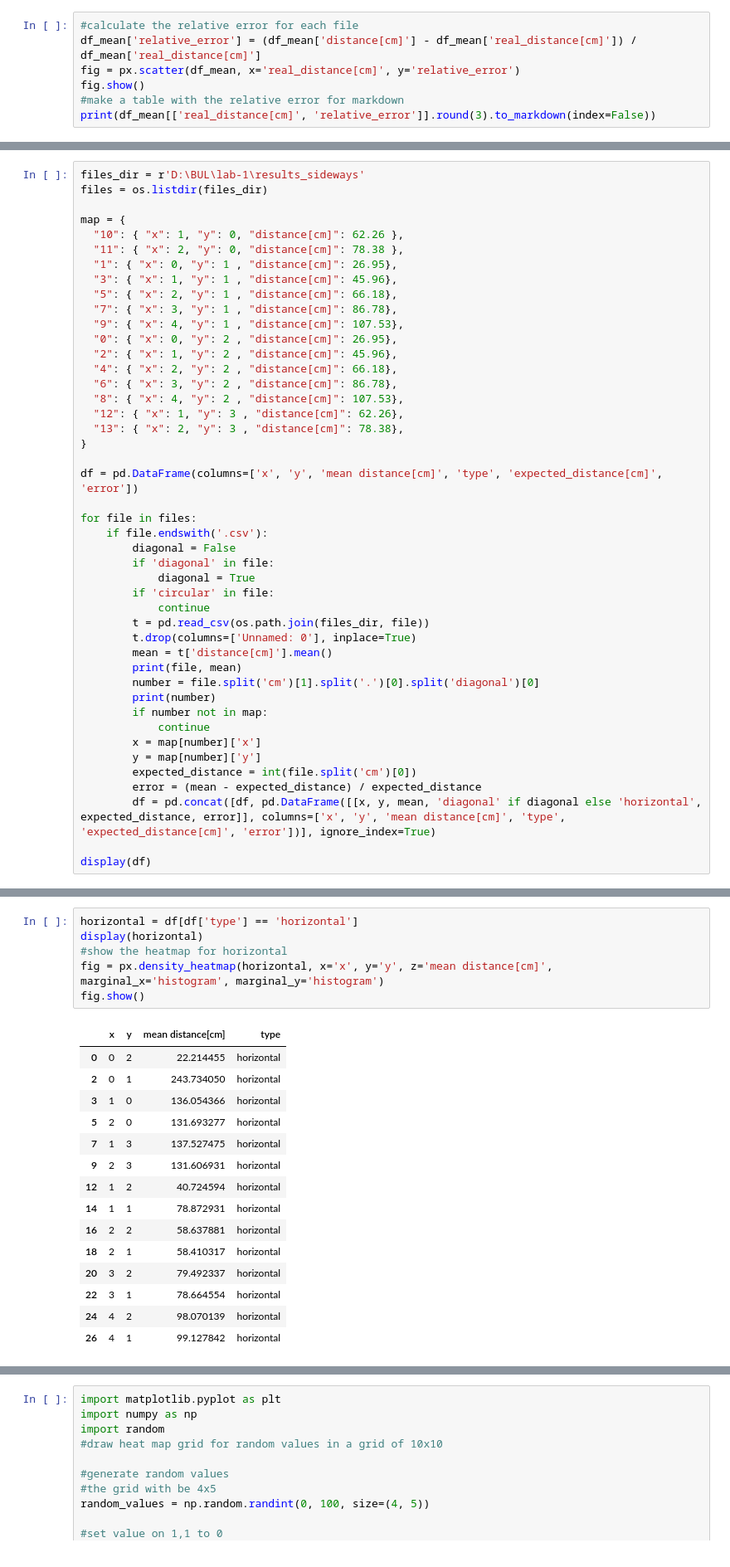
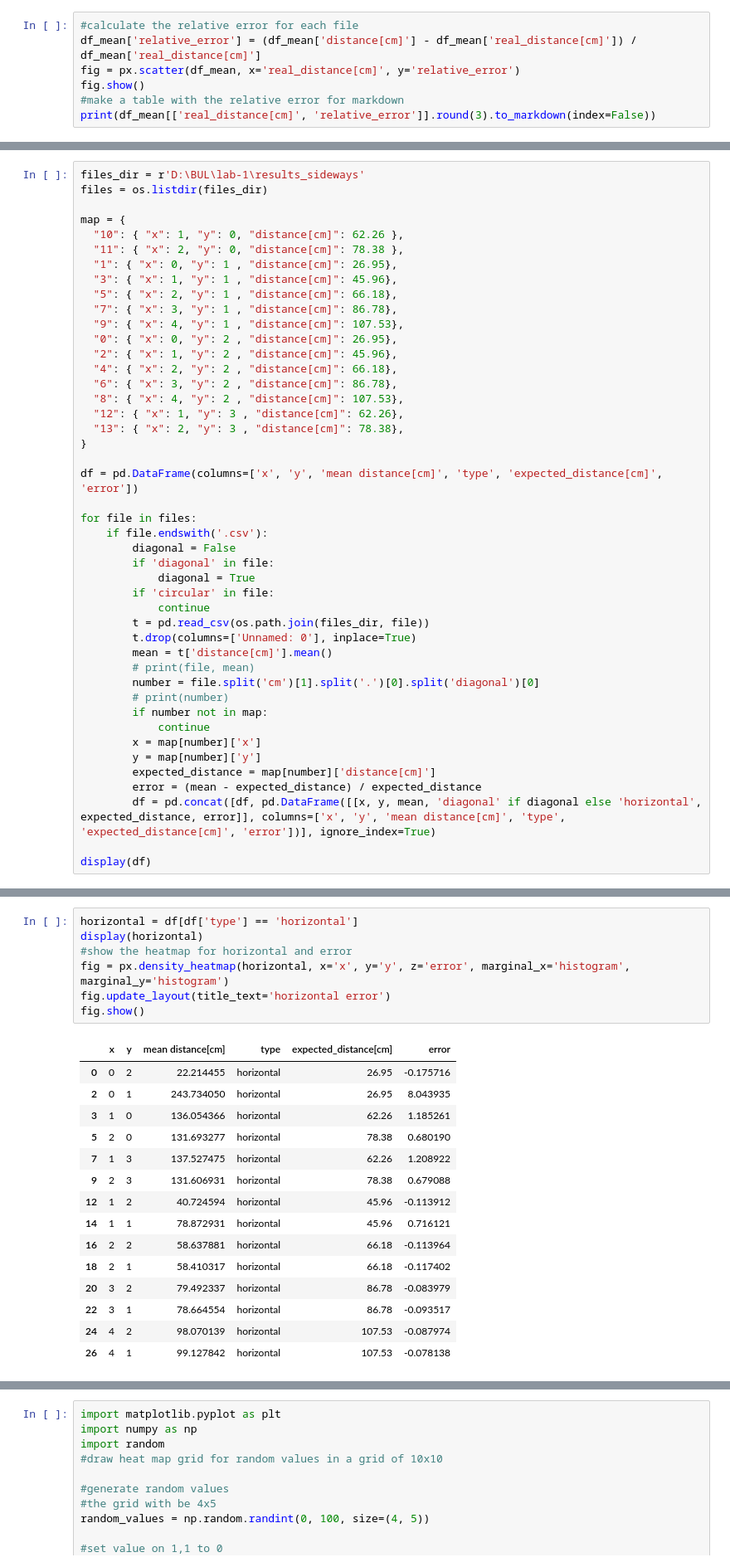
Before and after one commit to CelestineOverflow/BUL, a Jupyter notebook: lab-1/post.ipynb, the cells around one changed output, grey strips where cells are left out. Shown: that part at 83% size. Saved outputs shown, nothing was run; the diff lists cells and outputs as text.

```diff
--- a/lab-1/post.ipynb
+++ b/lab-1/post.ipynb
@@ -233,14 +269,14 @@ for file in files:
         t = pd.read_csv(os.path.join(files_dir, file))
         t.drop(columns=['Unnamed: 0'], inplace=True)
         mean = t['distance[cm]'].mean()
-        print(file, mean)
+        # print(file, mean)
         number = file.split('cm')[1].split('.')[0].split('diagonal')[0]
-        print(number)
+        # print(number)
         if number not in map:
             continue
         x = map[number]['x']
         y = map[number]['y']
-        expected_distance = int(file.split('cm')[0])
+        expected_distance = map[number]['distance[cm]']
         error = (mean - expected_distance) / expected_distance
         df = pd.concat([df, pd.DataFrame([[x, y, mean, 'diagonal' if diagonal else 'horizontal', expected_distance, error]], columns=['x', 'y', 'mean distance[cm]', 'type', 'expected_distance[cm]', 'error'])], ignore_index=True)
 
@@ -283,25 +302,26 @@ display(df)
 # %%
 horizontal = df[df['type'] == 'horizontal']
 display(horizontal)
-#show the heatmap for horizontal
-fig = px.density_heatmap(horizontal, x='x', y='y', z='mean distance[cm]', marginal_x='histogram', marginal_y='histogram')
+#show the heatmap for horizontal and error
+fig = px.density_heatmap(horizontal, x='x', y='y', z='error', marginal_x='histogram', marginal_y='histogram')
+fig.update_layout(title_text='horizontal error')
 fig.show()
 # %% [output]
-|  | x | y | mean distance[cm] | type |
-| 0 | 0 | 2 | 22.214455 | horizontal |
-| 2 | 0 | 1 | 243.734050 | horizontal |
-| 3 | 1 | 0 | 136.054366 | horizontal |
-| 5 | 2 | 0 | 131.693277 | horizontal |
-| 7 | 1 | 3 | 137.527475 | horizontal |
-| 9 | 2 | 3 | 131.606931 | horizontal |
-| 12 | 1 | 2 | 40.724594 | horizontal |
-| 14 | 1 | 1 | 78.872931 | horizontal |
-| 16 | 2 | 2 | 58.637881 | horizontal |
-| 18 | 2 | 1 | 58.410317 | horizontal |
-| 20 | 3 | 2 | 79.492337 | horizontal |
-| 22 | 3 | 1 | 78.664554 | horizontal |
-| 24 | 4 | 2 | 98.070139 | horizontal |
-| 26 | 4 | 1 | 99.127842 | horizontal |
+|  | x | y | mean distance[cm] | type | expected_distance[cm] | error |
+| 0 | 0 | 2 | 22.214455 | horizontal | 26.95 | -0.175716 |
+| 2 | 0 | 1 | 243.734050 | horizontal | 26.95 | 8.043935 |
+| 3 | 1 | 0 | 136.054366 | horizontal | 62.26 | 1.185261 |
+| 5 | 2 | 0 | 131.693277 | horizontal | 78.38 | 0.680190 |
+| 7 | 1 | 3 | 137.527475 | horizontal | 62.26 | 1.208922 |
+| 9 | 2 | 3 | 131.606931 | horizontal | 78.38 | 0.679088 |
+| 12 | 1 | 2 | 40.724594 | horizontal | 45.96 | -0.113912 |
+| 14 | 1 | 1 | 78.872931 | horizontal | 45.96 | 0.716121 |
+| 16 | 2 | 2 | 58.637881 | horizontal | 66.18 | -0.113964 |
+| 18 | 2 | 1 | 58.410317 | horizontal | 66.18 | -0.117402 |
+| 20 | 3 | 2 | 79.492337 | horizontal | 86.78 | -0.083979 |
+| 22 | 3 | 1 | 78.664554 | horizontal | 86.78 | -0.093517 |
+| 24 | 4 | 2 | 98.070139 | horizontal | 107.53 | -0.087974 |
+| 26 | 4 | 1 | 99.127842 | horizontal | 107.53 | -0.078138 |
 # %%
 diagonal = df[df['type'] == 'diagonal']
 display(diagonal)
```
Also changed, not shown: parts of 4 cells of this notebook, 2 other files.
